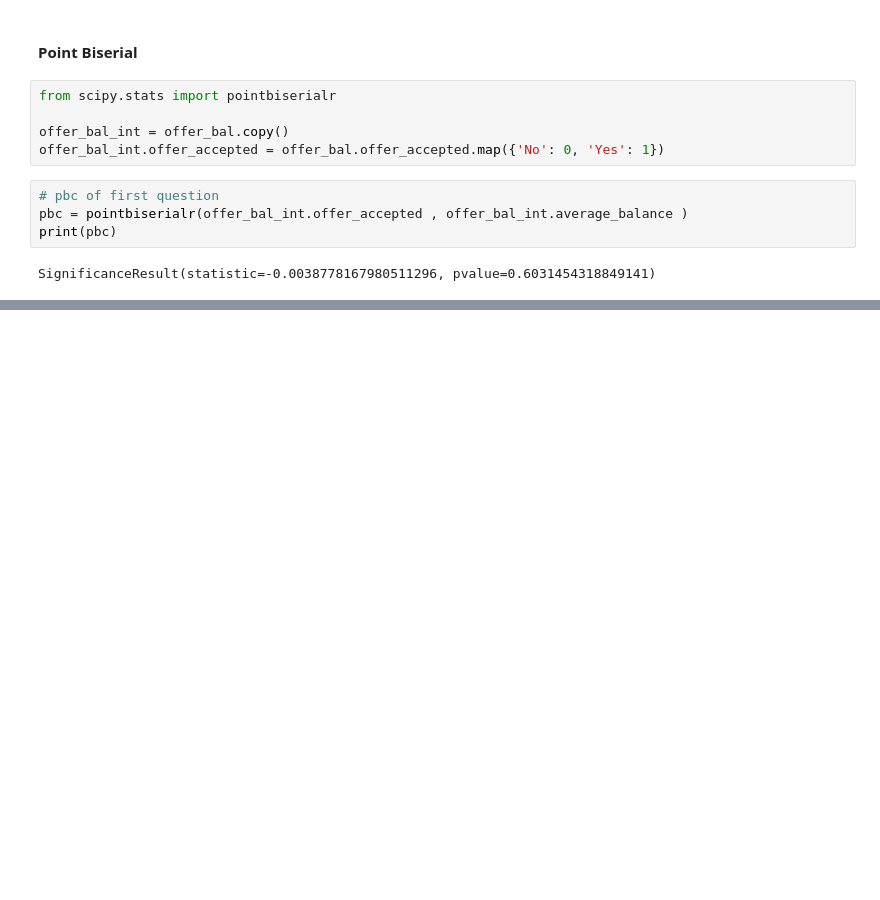
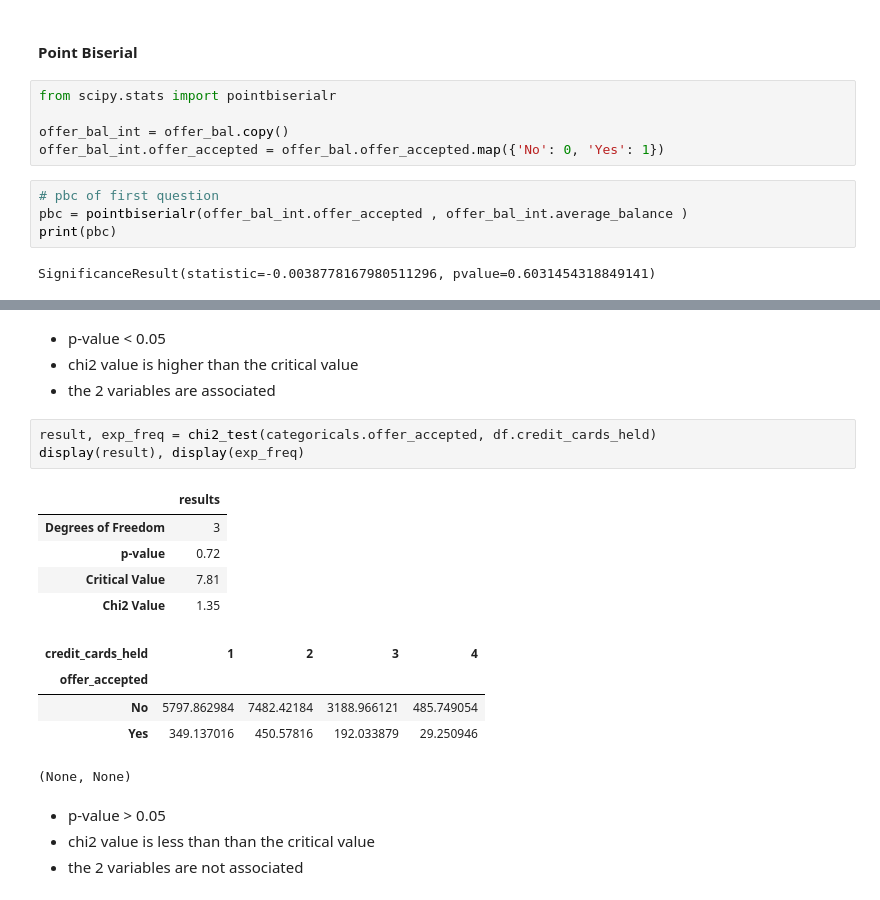
Before and after one commit to ocaoimh/hrc-mid-bootcamp-project, a Jupyter notebook: python/categoricals.ipynb, the cells around one changed output, grey strips where cells are left out. Drawn from its saved outputs; the diff is of its cells as text; blank space fills up the shorter version.

```diff
--- a/python/categoricals.ipynb
+++ b/python/categoricals.ipynb
@@ -300,0 +461,22 @@ SignificanceResult(statistic=-0.0038778167980511296, pvalue=0.6031454318849141)
+# %% [markdown]
+- p-value < 0.05
+- chi2 value is higher than the critical value
+- the 2 variables are associated
+# %%
+result, exp_freq = chi2_test(categoricals.offer_accepted, df.credit_cards_held)
+display(result), display(exp_freq)
+# %% [output]
+|  | results |
+| Degrees of Freedom | 3 |
+| p-value | 0.72 |
+| Critical Value | 7.81 |
+| Chi2 Value | 1.35 |
+| credit_cards_held | 1 | 2 | 3 | 4 |
+| offer_accepted |  |  |  |  |
+| No | 5797.862984 | 7482.42184 | 3188.966121 | 485.749054 |
+| Yes | 349.137016 | 450.57816 | 192.033879 | 29.250946 |
+(None, None)
+# %% [markdown]
+- p-value > 0.05
+- chi2 value is less than than the critical value
+- the 2 variables are not associated
```
Also changed, not shown: parts of 18 cells of this notebook.
